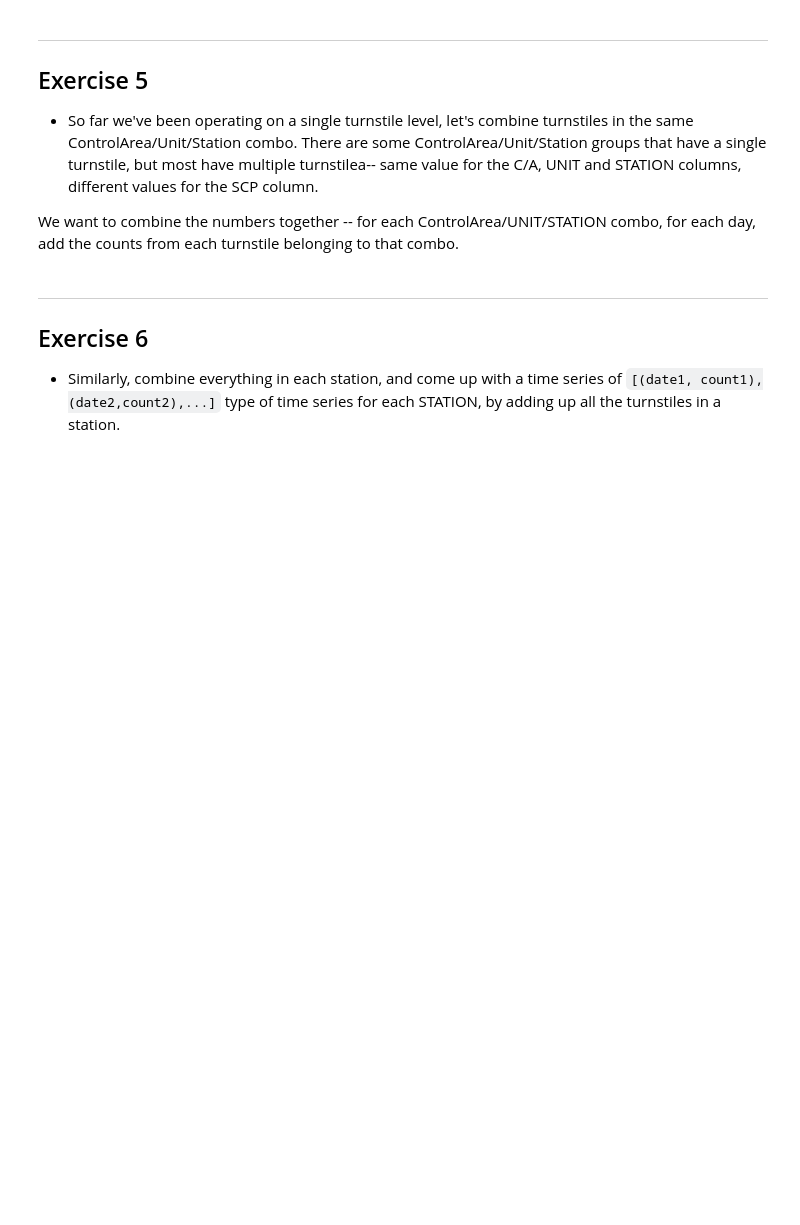
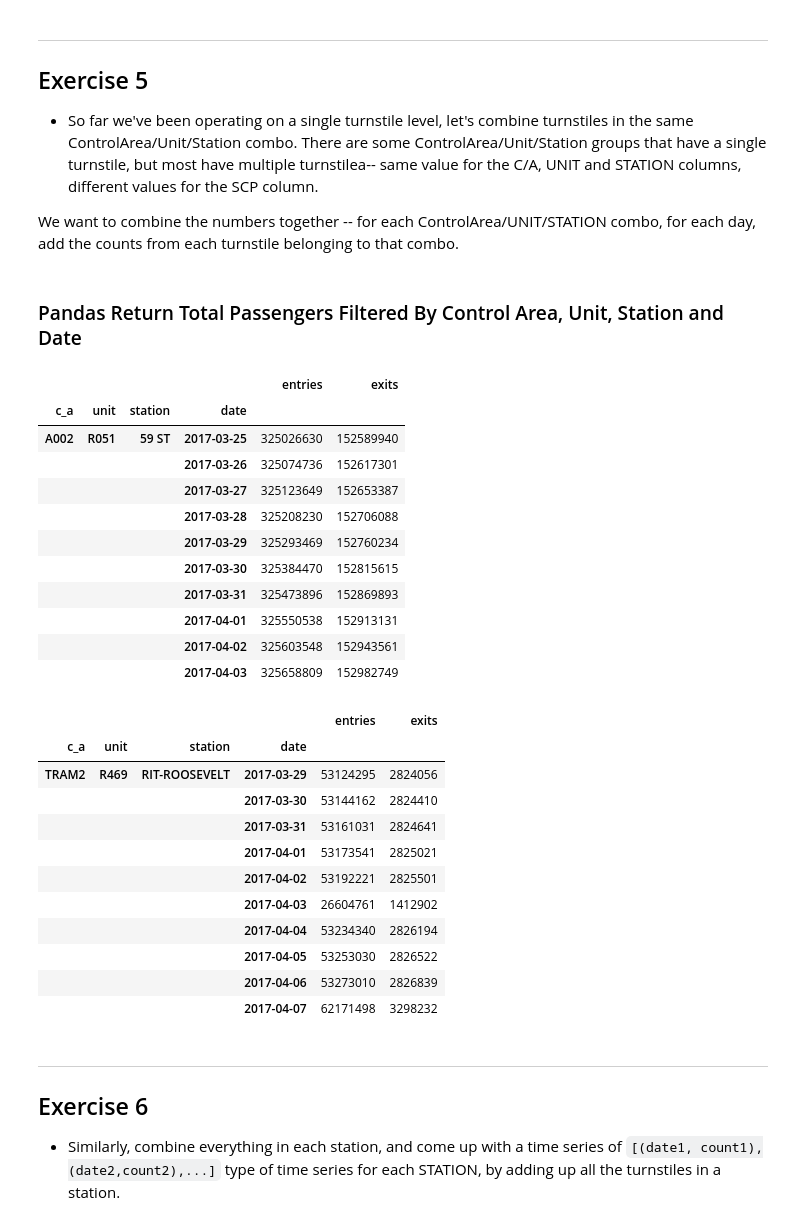
Before and after one commit to TimothyHelton/k2datascience, a Jupyter notebook: notebooks/EDA_MTA_Exercises.ipynb, the cells around one changed output. Cells and saved outputs as stored; diff of their text form; code cells hidden in the pictures; blank space fills up the shorter version.

```diff
--- a/notebooks/EDA_MTA_Exercises.ipynb
+++ b/notebooks/EDA_MTA_Exercises.ipynb
@@ -340,6 +347,38 @@ fig.autofmt_xdate();
 - So far we've been operating on a single turnstile level, let's combine turnstiles in the same ControlArea/Unit/Station combo. There are some ControlArea/Unit/Station groups that have a single turnstile, but most have multiple turnstilea-- same value for the C/A, UNIT and STATION columns, different values for the SCP column.
 
 We want to combine the numbers together -- for each ControlArea/UNIT/STATION combo, for each day, add the counts from each turnstile belonging to that combo.
+# %% [markdown]
+### Pandas Return Total Passengers Filtered By Control Area, Unit, Station and Date
+# %%
+d.get_station_daily(control_area=True, unit=True)
+station_daily_all = d._station_daily
+station_daily_all.head(10)
+station_daily_all.tail(10)
+# %% [output]
+|  |  |  |  | entries | exits |
+| c_a | unit | station | date |  |  |
+| A002 | R051 | 59 ST | 2017-03-25 | 325026630 | 152589940 |
+|  |  |  | 2017-03-26 | 325074736 | 152617301 |
+|  |  |  | 2017-03-27 | 325123649 | 152653387 |
+|  |  |  | 2017-03-28 | 325208230 | 152706088 |
+|  |  |  | 2017-03-29 | 325293469 | 152760234 |
+|  |  |  | 2017-03-30 | 325384470 | 152815615 |
+|  |  |  | 2017-03-31 | 325473896 | 152869893 |
+|  |  |  | 2017-04-01 | 325550538 | 152913131 |
+|  |  |  | 2017-04-02 | 325603548 | 152943561 |
+|  |  |  | 2017-04-03 | 325658809 | 152982749 |
+|  |  |  |  | entries | exits |
+| c_a | unit | station | date |  |  |
+| TRAM2 | R469 | RIT-ROOSEVELT | 2017-03-29 | 53124295 | 2824056 |
+|  |  |  | 2017-03-30 | 53144162 | 2824410 |
+|  |  |  | 2017-03-31 | 53161031 | 2824641 |
+|  |  |  | 2017-04-01 | 53173541 | 2825021 |
+|  |  |  | 2017-04-02 | 53192221 | 2825501 |
+|  |  |  | 2017-04-03 | 26604761 | 1412902 |
+|  |  |  | 2017-04-04 | 53234340 | 2826194 |
+|  |  |  | 2017-04-05 | 53253030 | 2826522 |
+|  |  |  | 2017-04-06 | 53273010 | 2826839 |
+|  |  |  | 2017-04-07 | 62171498 | 3298232 |
 # %% [markdown]
 ---
 ## Exercise 6
```
Also changed, not shown: parts of 8 cells of this notebook, 1 other file.
